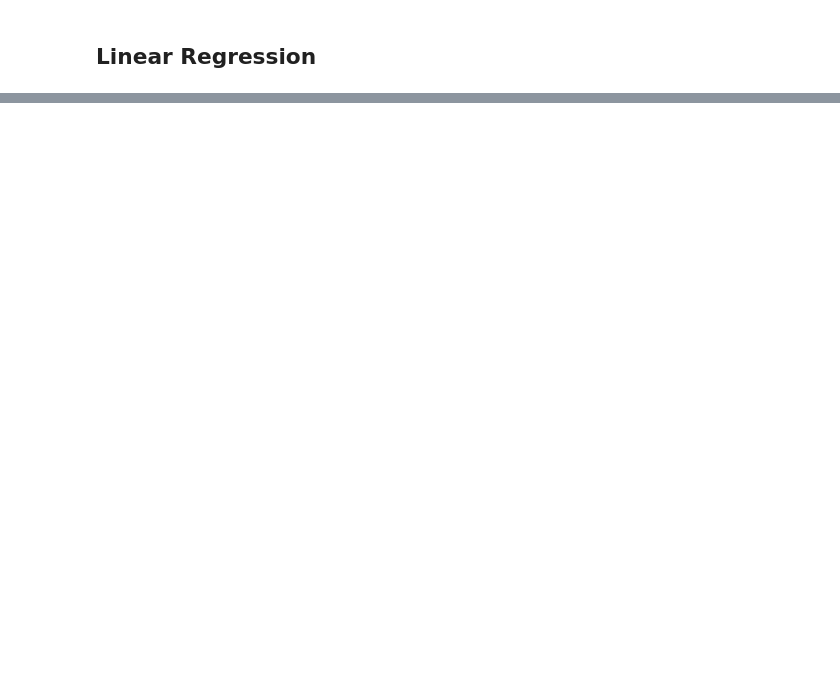
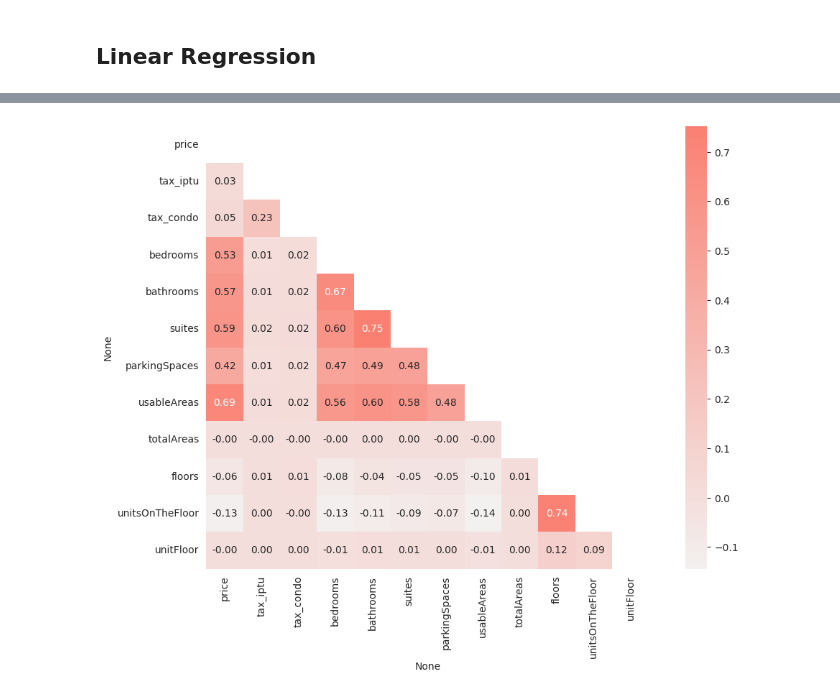
Before and after one commit to MpRonald/Machine-Learning, a Jupyter notebook: Regression_SKLearn.ipynb, the cells around one changed output, grey strips where cells are left out. Cells and saved outputs as stored; diff of their text form; code cells hidden in the pictures; blank space fills up the shorter version.

```diff
--- a/Regression_SKLearn.ipynb
+++ b/Regression_SKLearn.ipynb
@@ -324,3 +328,6 @@ data_houses.head()
 | 4 | Outros | Residencial | Zona Oeste | 50000.0 | 4379.018846 | 0.0 | 0 | 0 | 0 | 0 | ... |
 # %% [markdown]
 ## Linear Regression
+# %%
+correlation = data_houses.corr()
+correlation
@@ -326,0 +348,9 @@ data_houses.head()
+# %%
+colors = sns.color_palette('light:salmon', as_cmap=True)
+mask = np.zeros_like(correlation)
+mask[np.triu_indices_from(mask)] = True
+with sns.axes_style("white"):
+    f, ax = plt.subplots(figsize=(13,8))
+    ax = sns.heatmap(correlation, cmap=colors, mask=mask, square=True, fmt='.2f', annot=True)
+# %% [output]
+[figure, added]
```
Also changed, not shown: parts of 4 cells of this notebook.
